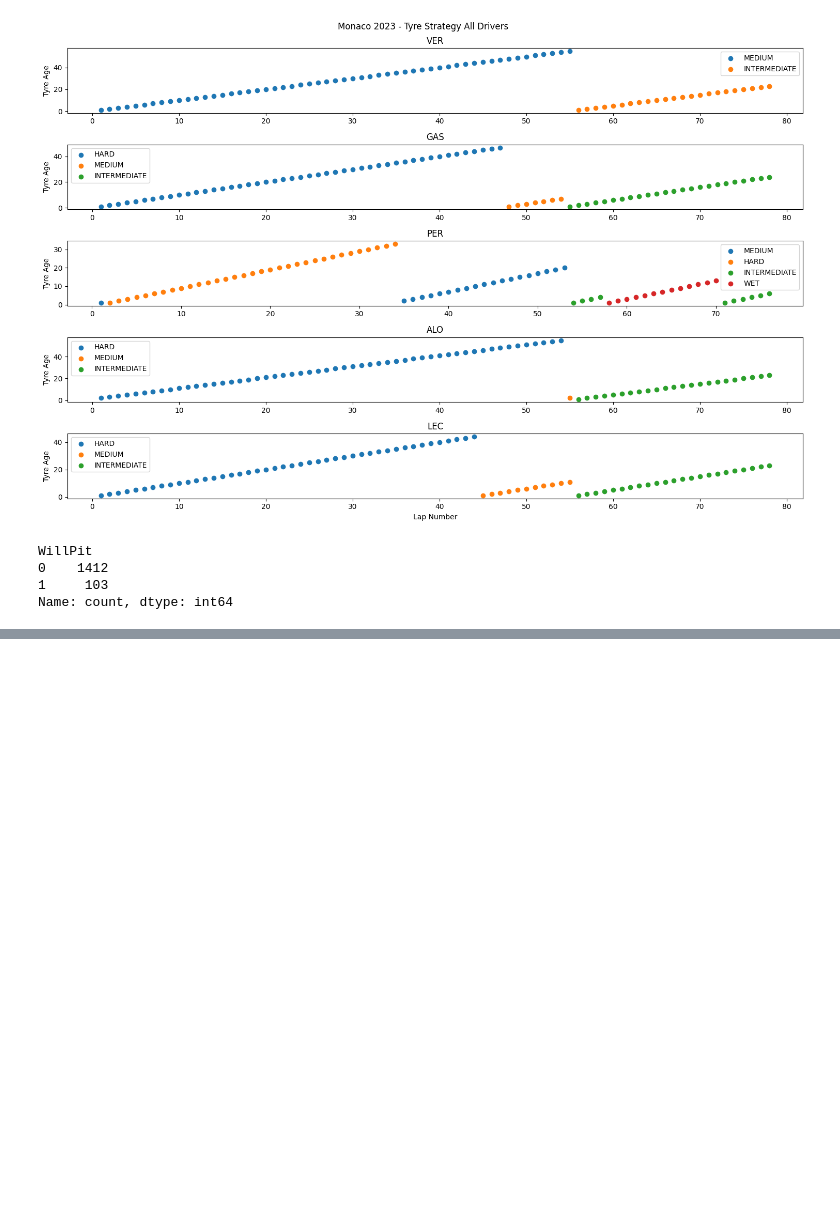
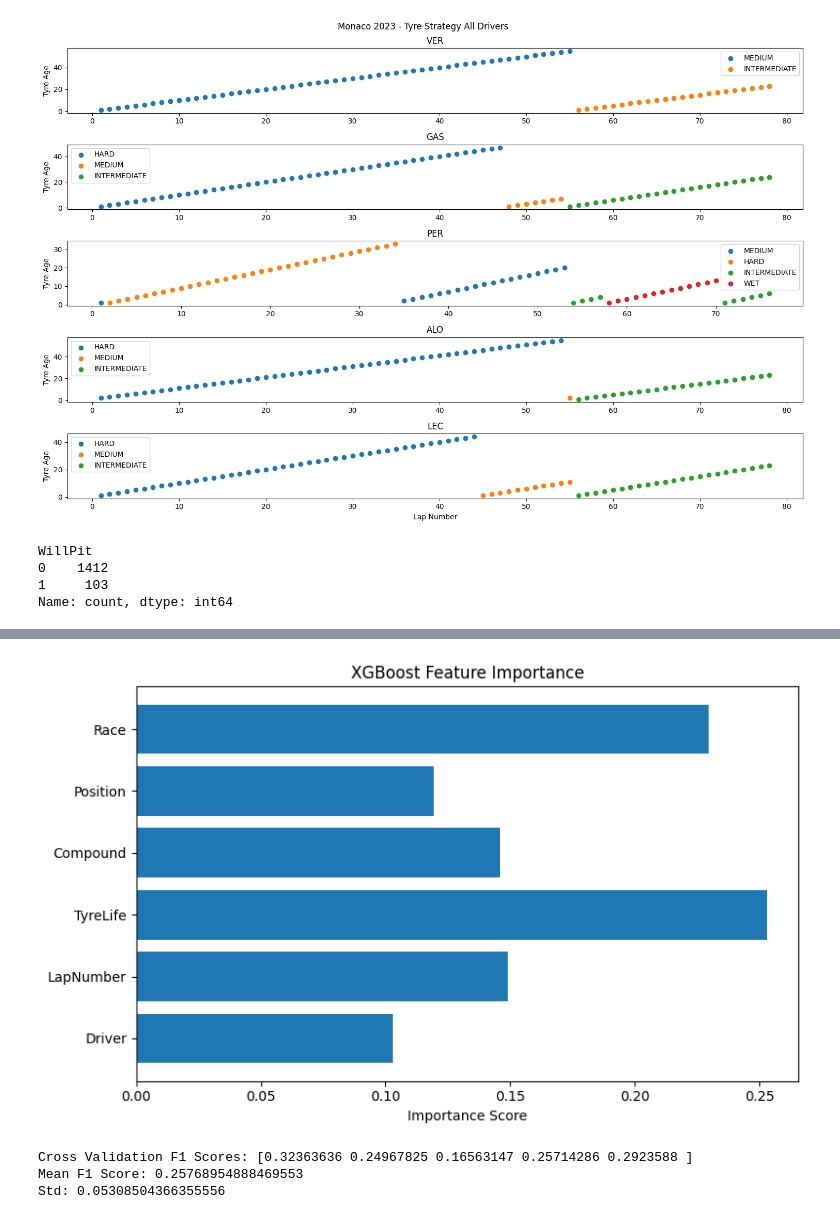
Before and after one commit to SwapnilJain0308/f1-stratergy-predictor, a Jupyter notebook: notebooks/01_data_exploration.ipynb, the cells around one changed output, grey strips where cells are left out. Saved outputs shown, nothing was run; the diff lists cells and outputs as text; code cells hidden in the pictures; blank space fills up the shorter version.

Commit message:
Add feature engineering, multi-race data, XGBoost model Week 2

```diff
--- a/notebooks/01_data_exploration.ipynb
+++ b/notebooks/01_data_exploration.ipynb
@@ -137,0 +485,23 @@ Name: count, dtype: int64
+# %%
+from xgboost import XGBClassifier
+from sklearn.metrics import accuracy_score, confusion_matrix, classification_report
+
+
+xgb_model = XGBClassifier(
+    n_estimators=100,
+    max_depth=5,
+    learning_rate=0.1,
+    scale_pos_weight=5130/527,
+    random_state=42
+)
+
+xgb_model.fit(X_train, y_train)
+
+
+y_pred_xgb = xgb_model.predict(X_test)
+
+print("XGBoost Accuracy:", accuracy_score(y_test, y_pred_xgb))
+print("\nConfusion Matrix:")
+print(confusion_matrix(y_test, y_pred_xgb))
+print("\nClassification Report:")
+print(classification_report(y_test, y_pred_xgb))
@@ -137,0 +524,26 @@ Name: count, dtype: int64
+# %%
+import matplotlib.pyplot as plt
+
+importance = xgb_model.feature_importances_
+feature_names = X.columns
+
+plt.figure(figsize=(8, 5))
+plt.barh(feature_names, importance)
+plt.xlabel('Importance Score')
+plt.title('XGBoost Feature Importance')
+plt.tight_layout()
+plt.show()
+# %% [output]
+[figure, added]
+# %%
+from sklearn.model_selection import cross_val_score
+
+cv_scores = cross_val_score(xgb_model, X, y, cv=5, scoring='f1')
+
+print("Cross Validation F1 Scores:", cv_scores)
+print("Mean F1 Score:", cv_scores.mean())
+print("Std:", cv_scores.std())
+# %% [output]
+Cross Validation F1 Scores: [0.32363636 0.24967825 0.16563147 0.25714286 0.2923588 ]
+Mean F1 Score: 0.25768954888469553
+Std: 0.05308504366355556
```
Also changed, not shown: parts of 27 cells of this notebook.
